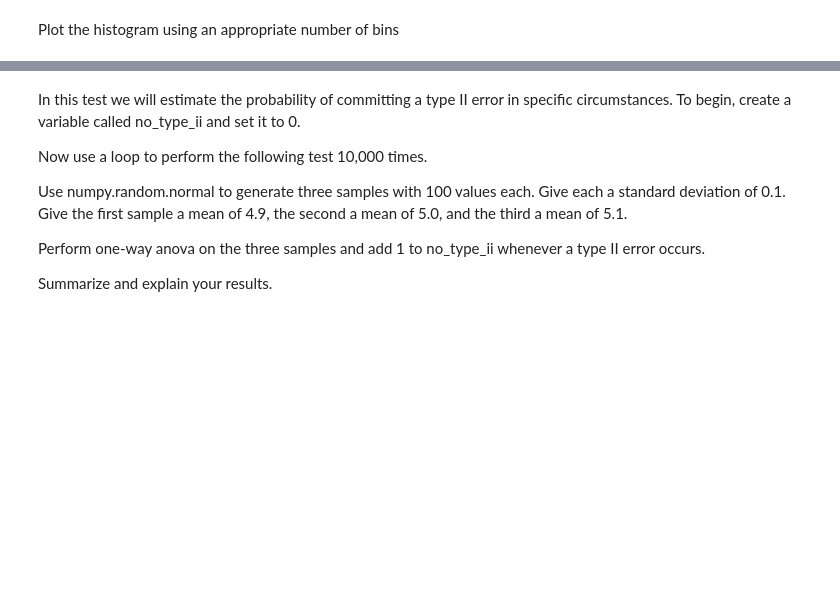
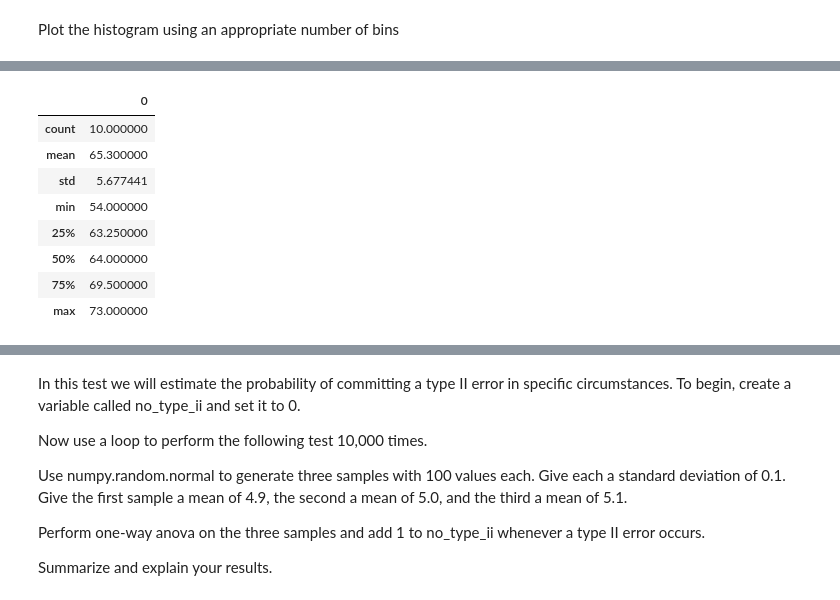
Before and after one commit to PeeBs68/applied_statistics, a Jupyter notebook: tasks.ipynb, the cells around one changed output, grey strips where cells are left out. Saved outputs shown, nothing was run; the diff lists cells and outputs as text; code cells hidden in the pictures; blank space fills up the shorter version.

```diff
--- a/tasks.ipynb
+++ b/tasks.ipynb
@@ -274,0 +336,14 @@ Calculate the t-statistic based on this data set, using Python. Compare it to th
+# %%
+# Show the After data
+
+grp_after_df.describe()
+# %% [output]
+|  | 0 |
+| count | 10.000000 |
+| mean | 65.300000 |
+| std | 5.677441 |
+| min | 54.000000 |
+| 25% | 63.250000 |
+| 50% | 64.000000 |
+| 75% | 69.500000 |
+| max | 73.000000 |
```
Also changed, not shown: parts of 31 cells of this notebook.
